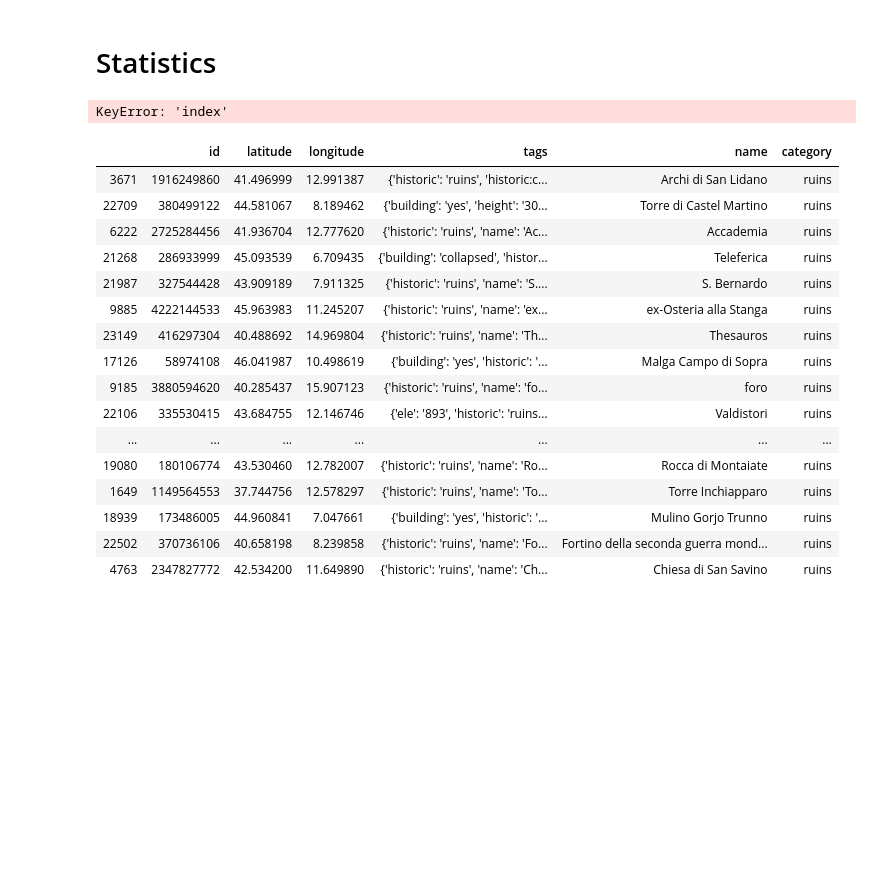
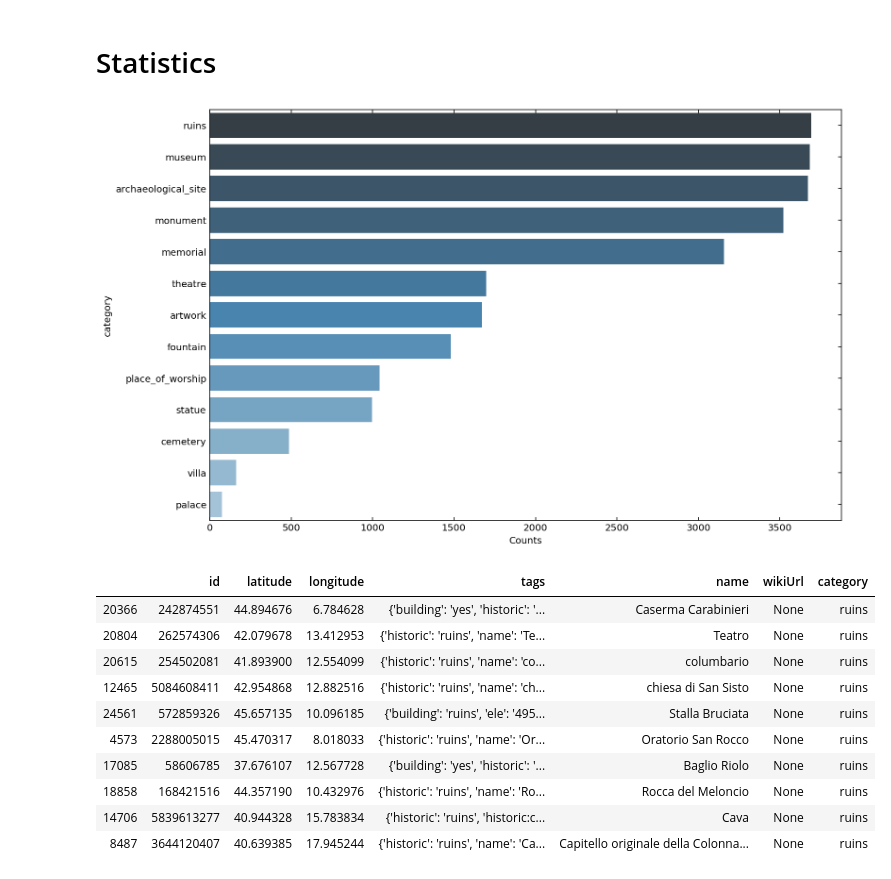
Before and after one commit to jacogasp/monuments, a Jupyter notebook: Scripts/Database.ipynb, the cells around one changed output. Saved outputs shown, nothing was run; the diff lists cells and outputs as text; code cells hidden in the pictures; blank space fills up the shorter version.

Commit message:
Fixed wikiUrl in database

```diff
--- a/Scripts/Database.ipynb
+++ b/Scripts/Database.ipynb
@@ -130,0 +121,38 @@ df.head()
+# %%
+def wikipedia_url(tags):
+    if "wikipedia" in tags:
+        wiki = tags["wikipedia"]
+        if "https" not in wiki:
+            base_url = "https://%s.wikipedia.org/wiki/%s"
+
+            if len(wiki.split(":")) > 1:
+                lang, name = wiki.split(":")
+                name = "_".join(name.split(" "))
+            else:
+                lang = "it"
+                name = "_".join(wiki.split(" "))
+            return "https://%s.wikipedia.org/wiki/%s" % (lang, name)
+        else:
+            return wiki
+
+def wiki_pageid(tags):
+    if "wikipedia" in tags:
+        wiki = tags["wikipedia"]
+
+        if "https" in wiki:
+            pageid = wiki.split("/")[-1]
+            extension = pageid.split(".")
+
+            if len(extension) > 1:
+                return None
+            pageid = " ".join(pageid.split("_"))
+            lang = wiki.split("/")[2].split(".")[0]
+            return f"{lang}:pageid"
+        else:
+            if len(wiki.split(":")) == 2:
+                return wiki
+
+
+df["name"] = df.apply(lambda x: x.tags["name"], axis=1)
+df["wikiUrl"] = df.apply(lambda x: wiki_pageid(x.tags), axis=1)
+df.head()
@@ -299,33 +339,27 @@ dataframe_to_plist(clean_df)
 import matplotlib.pyplot as plt
 import seaborn as sns
 # %%
-counts = clean_df.groupby("category").count().sort_values("index", ascending=False)["index"]
+counts = clean_df.groupby("category").count().sort_values("id", ascending=False)["id"]
 _, ax = plt.subplots(figsize=(12, 8))
 sns.barplot(x=counts, y=counts.index, palette=sns.color_palette("Blues_d", n_colors=len(counts.index)))
 plt.xlabel("Counts")
 plt.show()
 # %% [output]
-KeyError: 'index'
+[figure, added]
 # %%
-clean_df[clean_df.category == "ruins"].sample(20)
+clean_df[clean_df.category == "ruins"].sample(10)
 # %% [output]
-|  | id | latitude | longitude | tags | name | category |
-| 3671 | 1916249860 | 41.496999 | 12.991387 | {'historic': 'ruins', 'historic:c... | Archi di San Lidano | ruins |
-| 22709 | 380499122 | 44.581067 | 8.189462 | {'building': 'yes', 'height': '30... | Torre di Castel Martino | ruins |
-| 6222 | 2725284456 | 41.936704 | 12.777620 | {'historic': 'ruins', 'name': 'Ac... | Accademia | ruins |
-| 21268 | 286933999 | 45.093539 | 6.709435 | {'building': 'collapsed', 'histor... | Teleferica | ruins |
-| 21987 | 327544428 | 43.909189 | 7.911325 | {'historic': 'ruins', 'name': 'S.... | S. Bernardo | ruins |
-| 9885 | 4222144533 | 45.963983 | 11.245207 | {'historic': 'ruins', 'name': 'ex... | ex-Osteria alla Stanga | ruins |
-| 23149 | 416297304 | 40.488692 | 14.969804 | {'historic': 'ruins', 'name': 'Th... | Thesauros | ruins |
-| 17126 | 58974108 | 46.041987 | 10.498619 | {'building': 'yes', 'historic': '... | Malga Campo di Sopra | ruins |
-| 9185 | 3880594620 | 40.285437 | 15.907123 | {'historic': 'ruins', 'name': 'fo... | foro | ruins |
-| 22106 | 335530415 | 43.684755 | 12.146746 | {'ele': '893', 'historic': 'ruins... | Valdistori | ruins |
-| ... | ... | ... | ... | ... | ... | ... |
-| 19080 | 180106774 | 43.530460 | 12.782007 | {'historic': 'ruins', 'name': 'Ro... | Rocca di Montaiate | ruins |
-| 1649 | 1149564553 | 37.744756 | 12.578297 | {'historic': 'ruins', 'name': 'To... | Torre Inchiapparo | ruins |
-| 18939 | 173486005 | 44.960841 | 7.047661 | {'building': 'yes', 'historic': '... | Mulino Gorjo Trunno | ruins |
-| 22502 | 370736106 | 40.658198 | 8.239858 | {'historic': 'ruins', 'name': 'Fo... | Fortino della seconda guerra mond... | ruins |
-| 4763 | 2347827772 | 42.534200 | 11.649890 | {'historic': 'ruins', 'name': 'Ch... | Chiesa di San Savino | ruins |
+|  | id | latitude | longitude | tags | name | wikiUrl | category |
+| 20366 | 242874551 | 44.894676 | 6.784628 | {'building': 'yes', 'historic': '... | Caserma Carabinieri | None | ruins |
+| 20804 | 262574306 | 42.079678 | 13.412953 | {'historic': 'ruins', 'name': 'Te... | Teatro | None | ruins |
+| 20615 | 254502081 | 41.893900 | 12.554099 | {'historic': 'ruins', 'name': 'co... | columbario | None | ruins |
+| 12465 | 5084608411 | 42.954868 | 12.882516 | {'historic': 'ruins', 'name': 'ch... | chiesa di San Sisto | None | ruins |
+| 24561 | 572859326 | 45.657135 | 10.096185 | {'building': 'ruins', 'ele': '495... | Stalla Bruciata | None | ruins |
+| 4573 | 2288005015 | 45.470317 | 8.018033 | {'historic': 'ruins', 'name': 'Or... | Oratorio San Rocco | None | ruins |
+| 17085 | 58606785 | 37.676107 | 12.567728 | {'building': 'yes', 'historic': '... | Baglio Riolo | None | ruins |
+| 18858 | 168421516 | 44.357190 | 10.432976 | {'historic': 'ruins', 'name': 'Ro... | Rocca del Meloncio | None | ruins |
+| 14706 | 5839613277 | 40.944328 | 15.783834 | {'historic': 'ruins', 'historic:c... | Cava | None | ruins |
+| 8487 | 3644120407 | 40.639385 | 17.945244 | {'historic': 'ruins', 'name': 'Ca... | Capitello originale della Colonna... | None | ruins |
 # %%
 clean_df[clean_df["name"].str.contains("pompei", False)]
 # %% [output]
```
Also changed, not shown: parts of 16 cells of this notebook, 4 other files.
